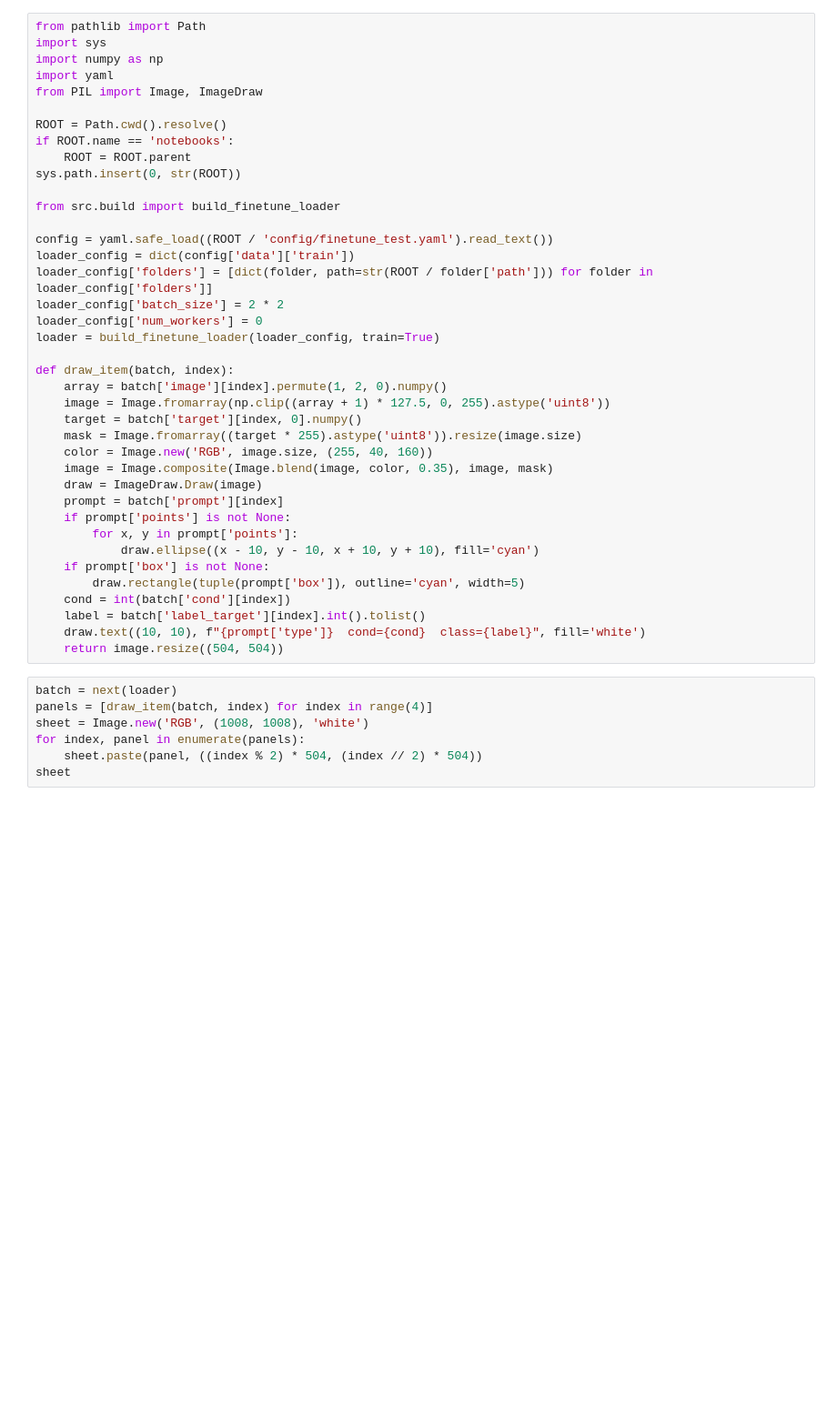
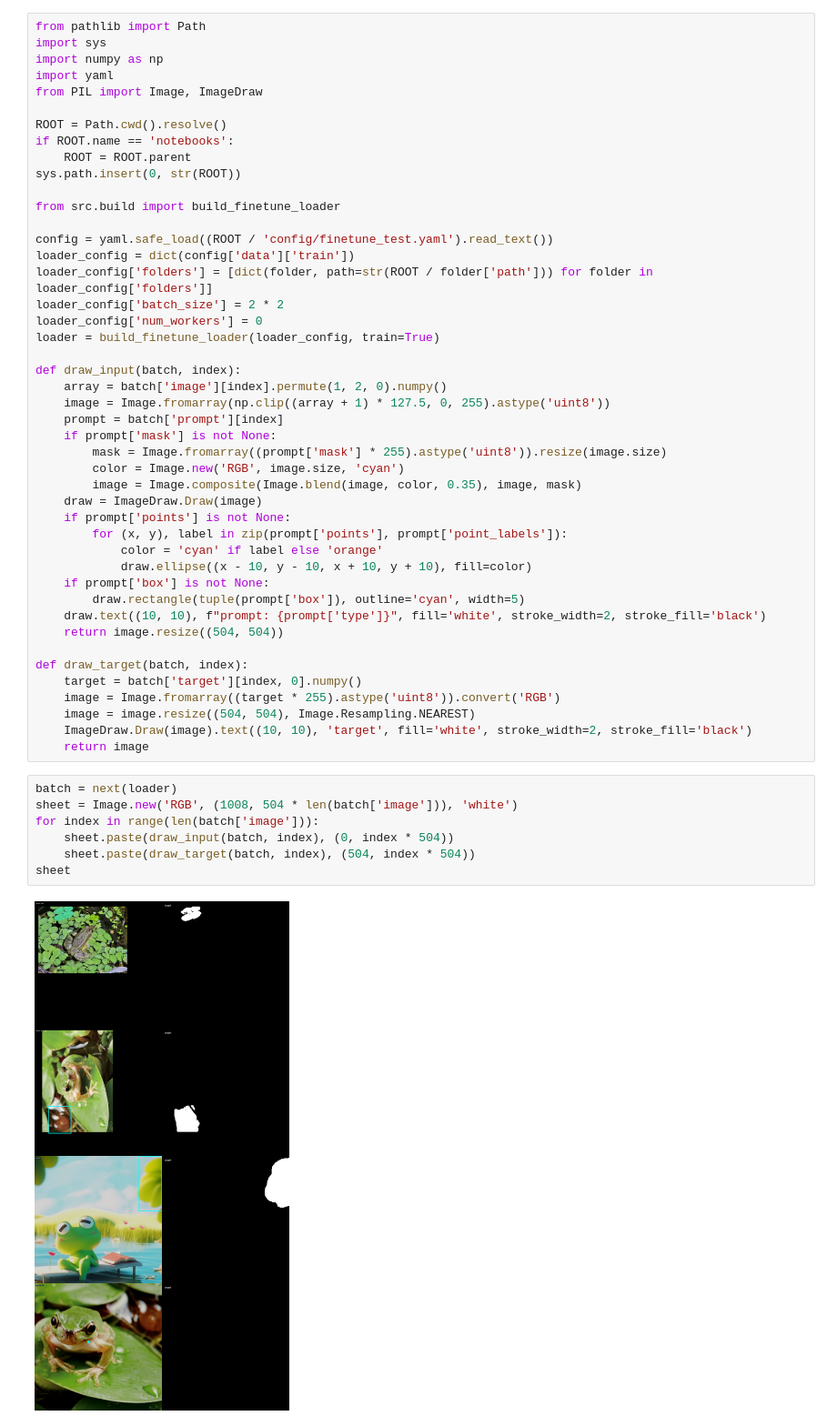
Before and after one commit to phykn/sam3-finetune, a Jupyter notebook: notebooks/01_dataset.ipynb, the cells around one changed output. Shown at 91% size. Drawn from its saved outputs; the diff is of its cells as text; blank space fills up the shorter version.

```diff
--- a/notebooks/01_dataset.ipynb
+++ b/notebooks/01_dataset.ipynb
@@ -19,28 +19,36 @@ loader_config['batch_size'] = 2 * 2
 loader_config['num_workers'] = 0
 loader = build_finetune_loader(loader_config, train=True)
 
-def draw_item(batch, index):
+def draw_input(batch, index):
     array = batch['image'][index].permute(1, 2, 0).numpy()
     image = Image.fromarray(np.clip((array + 1) * 127.5, 0, 255).astype('uint8'))
-    target = batch['target'][index, 0].numpy()
-    mask = Image.fromarray((target * 255).astype('uint8')).resize(image.size)
-    color = Image.new('RGB', image.size, (255, 40, 160))
-    image = Image.composite(Image.blend(image, color, 0.35), image, mask)
+    prompt = batch['prompt'][index]
+    if prompt['mask'] is not None:
+        mask = Image.fromarray((prompt['mask'] * 255).astype('uint8')).resize(image.size)
+        color = Image.new('RGB', image.size, 'cyan')
+        image = Image.composite(Image.blend(image, color, 0.35), image, mask)
     draw = ImageDraw.Draw(image)
-    prompt = batch['prompt'][index]
     if prompt['points'] is not None:
-        for x, y in prompt['points']:
-            draw.ellipse((x - 10, y - 10, x + 10, y + 10), fill='cyan')
+        for (x, y), label in zip(prompt['points'], prompt['point_labels']):
+            color = 'cyan' if label else 'orange'
+            draw.ellipse((x - 10, y - 10, x + 10, y + 10), fill=color)
     if prompt['box'] is not None:
         draw.rectangle(tuple(prompt['box']), outline='cyan', width=5)
-    cond = int(batch['cond'][index])
-    label = batch['label_target'][index].int().tolist()
-    draw.text((10, 10), f"{prompt['type']}  cond={cond}  class={label}", fill='white')
+    draw.text((10, 10), f"prompt: {prompt['type']}", fill='white', stroke_width=2, stroke_fill='black')
     return image.resize((504, 504))
+
+def draw_target(batch, index):
+    target = batch['target'][index, 0].numpy()
+    image = Image.fromarray((target * 255).astype('uint8')).convert('RGB')
+    image = image.resize((504, 504), Image.Resampling.NEAREST)
+    ImageDraw.Draw(image).text((10, 10), 'target', fill='white', stroke_width=2, stroke_fill='black')
+    return image
 # %%
 batch = next(loader)
-panels = [draw_item(batch, index) for index in range(4)]
-sheet = Image.new('RGB', (1008, 1008), 'white')
-for index, panel in enumerate(panels):
-    sheet.paste(panel, ((index % 2) * 504, (index // 2) * 504))
+sheet = Image.new('RGB', (1008, 504 * len(batch['image'])), 'white')
+for index in range(len(batch['image'])):
+    sheet.paste(draw_input(batch, index), (0, index * 504))
+    sheet.paste(draw_target(batch, index), (504, index * 504))
 sheet
+# %% [output]
+[figure, added]
```
